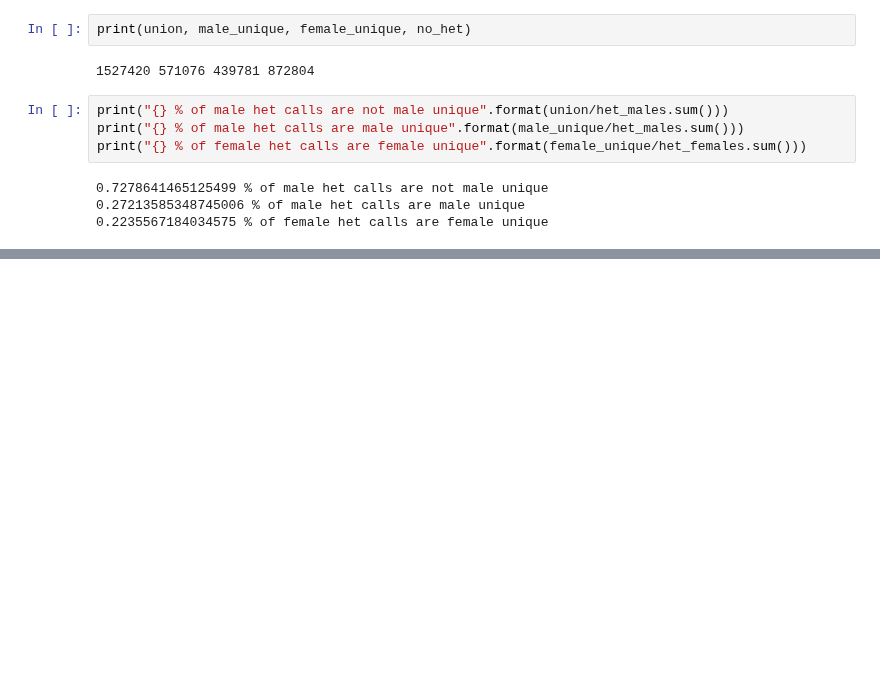
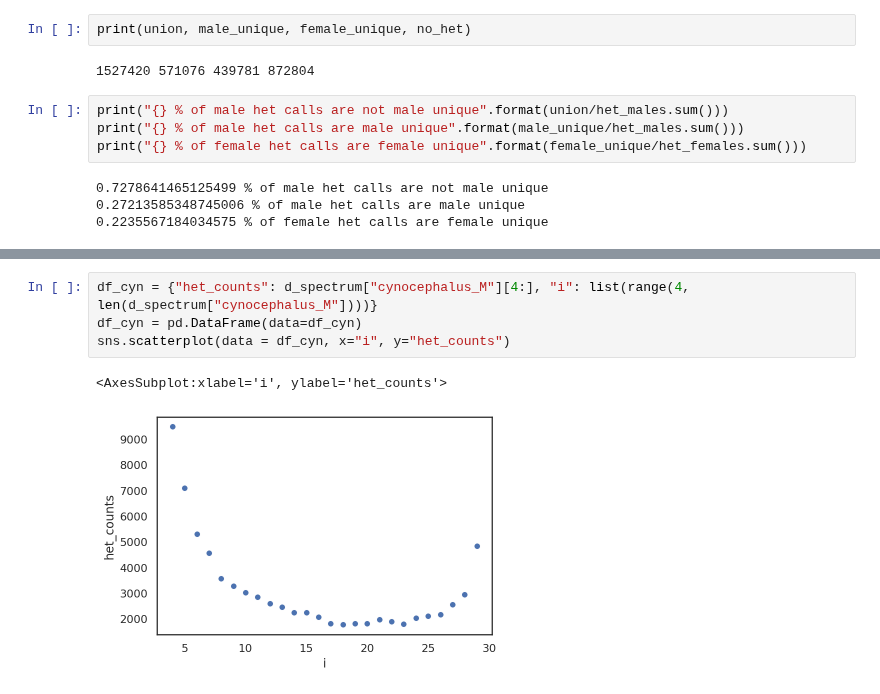
Before and after one commit to erikfogh/baboon_analysis, a Jupyter notebook: notebooks/Shared_Heterozygotes.ipynb, the cells around one changed output, grey strips where cells are left out. Saved outputs shown, nothing was run; the diff lists cells and outputs as text; blank space fills up the shorter version.

```diff
--- a/notebooks/Shared_Heterozygotes.ipynb
+++ b/notebooks/Shared_Heterozygotes.ipynb
@@ -117,0 +281,7 @@ print("{} % of female het calls are female unique".format(female_unique/het_fema
+# %%
+df_cyn = {"het_counts": d_spectrum["cynocephalus_M"][4:], "i": list(range(4, len(d_spectrum["cynocephalus_M"])))}
+df_cyn = pd.DataFrame(data=df_cyn)
+sns.scatterplot(data = df_cyn, x="i", y="het_counts")
+# %% [output]
+<AxesSubplot:xlabel='i', ylabel='het_counts'>
+[figure, added]
```
Also changed, not shown: parts of 19 cells of this notebook, 1 other file.
